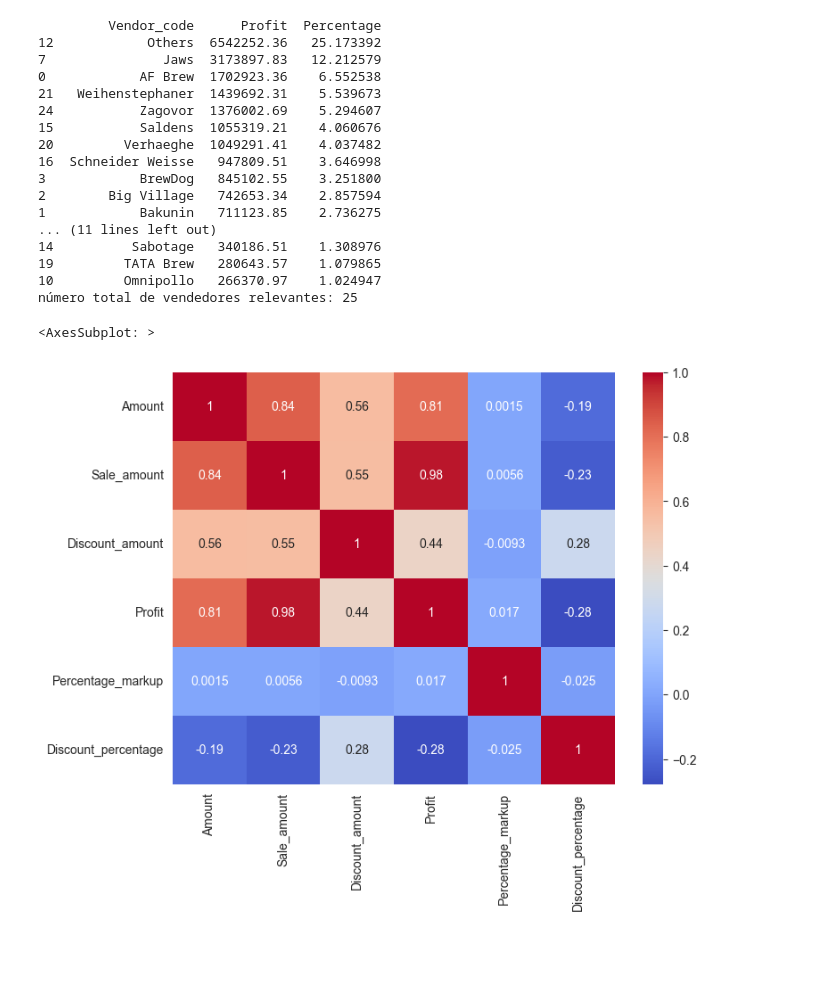
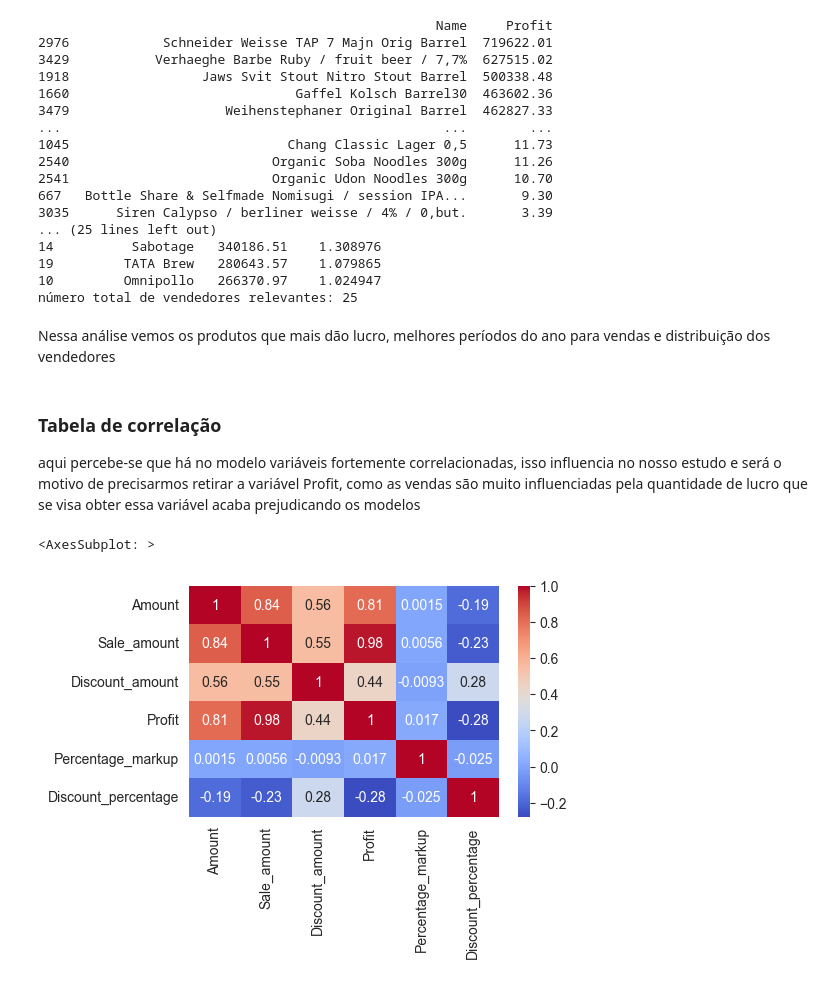
Before and after one commit to CadavezUSP/CompDados, a Jupyter notebook: Projeto_2/Projeto2.ipynb, the cells around one changed output. Drawn from its saved outputs; the diff is of its cells as text; code cells hidden in the pictures; blank space fills up the shorter version.

```diff
--- a/Projeto_2/Projeto2.ipynb
+++ b/Projeto_2/Projeto2.ipynb
@@ -53,18 +49,14 @@ most_profitable = Info.sort_values('Profit', ascending=False)
 Vendors_profit =  most_profitable[['Vendor_code', 'Profit']]
 most_profitable = most_profitable[['Product_code','Profit', 'Name']]
 Vendors_profit = Vendors_profit.dropna()
-# teste = most_profitable.groupby('Name')['Profit'].sum().reset_index()
 Vendors_profit = Vendors_profit.groupby('Vendor_code')['Profit'].sum().reset_index()
 Vendors_profit = Vendors_profit.sort_values('Profit', ascending=False)
-# print(Vendors_profit)
-# print(teste)
-# print(teste.shape)
-negative_profit = most_profitable.loc[most_profitable['Profit'] < 0]
+
 
 positive_profit = most_profitable.loc[most_profitable['Profit'] > 0]
 positive_profit = positive_profit.groupby('Name')['Profit'].sum().reset_index()
 positive_profit = positive_profit.sort_values('Profit', ascending=False)
-
+print(positive_profit)
 
 fig = px.histogram(positive_profit[:100], x="Name", y='Profit',barmode='relative',marginal='box', title='Distribution of the profit per product (top 100)', width=1200, height=600 ,template='plotly_dark', color='Name')
 fig.update_layout(xaxis={'title': '', 'tickmode': 'array', 'tickvals': []})
@@ -74,12 +66,6 @@ fig.show()
 fig = px.histogram(df2, x='Date_and_time_of_unloading', y='Profit',barmode='relative',marginal='box', title='Distribution of the profit relative to the date and time of unloading', width=1200, height=600 ,template='plotly_dark')
 fig.show()
 
-color_scale = px.colors.sequential.Viridis  # Definir escala de cores
-midpoint =50 # Ponto médio para a escala de cores
-
-
-
-# Ajustar tamanho da coluna com nomes
 
 
 total_lucro = Vendors_profit['Profit'].sum()
@@ -96,33 +82,39 @@ fig.show()
 print(Vendors_profit)
 print("número total de vendedores relevantes:", Vendors_profit.shape[0])
 # %% [output]
-         Vendor_code      Profit  Percentage
-12            Others  6542252.36   25.173392
-7               Jaws  3173897.83   12.212579
-0            AF Brew  1702923.36    6.552538
-21   Weihenstephaner  1439692.31    5.539673
-24           Zagovor  1376002.69    5.294607
-15           Saldens  1055319.21    4.060676
-20         Verhaeghe  1049291.41    4.037482
-16  Schneider Weisse   947809.51    3.646998
-3            BrewDog   845102.55    3.251800
-2        Big Village   742653.34    2.857594
-1            Bakunin   711123.85    2.736275
-... (11 lines left out)
+                                                   Name     Profit
+2976            Schneider Weisse TAP 7 Majn Orig Barrel  719622.01
+3429           Verhaeghe Barbe Ruby / fruit beer / 7,7%  627515.02
+1918                 Jaws Svit Stout Nitro Stout Barrel  500338.48
+1660                             Gaffel Kolsch Barrel30  463602.36
+3479                    Weihenstephaner Original Barrel  462827.33
+...                                                 ...        ...
+1045                            Chang Classic Lager 0,5      11.73
+2540                          Organic Soba Noodles 300g      11.26
+2541                          Organic Udon Noodles 300g      10.70
+667   Bottle Share & Selfmade Nomisugi / session IPA...       9.30
+3035      Siren Calypso / berliner weisse / 4% / 0,but.       3.39
+... (25 lines left out)
 14          Sabotage   340186.51    1.308976
 19         TATA Brew   280643.57    1.079865
 10         Omnipollo   266370.97    1.024947
 número total de vendedores relevantes: 25
+# %% [markdown]
+Nessa análise vemos os produtos que mais dão lucro, melhores períodos do ano para vendas e distribuição dos vendedores
+# %% [markdown]
+### Tabela de correlação
+aqui percebe-se que há no modelo variáveis fortemente correlacionadas, isso influencia no nosso estudo e será o motivo de precisarmos retirar a variável Profit, como as vendas são muito influenciadas pela quantidade de lucro que se visa obter essa variável acaba prejudicando os modelos
 # %%
 import seaborn as sns
 Transactions_csv = pd.read_csv('Transactions.csv')
+# Transactions_csv = pd.merge(Transactions_csv, Info[['Product_code', 'Retail_price']], on='Product_code', how='inner')
 Transactions_csv = Transactions_csv.dropna()
 Transactions_csv = Transactions_csv.drop(['Date_and_time_of_unloading', 'Product_code'], axis=1)
-
+# print(Transactions_csv)
 sns.set_style('darkgrid')
 corr = Transactions_csv.corr()
-fig, ax = plt.subplots(figsize=(8, 6))
+fig, ax = plt.subplots(figsize=(5, 3))
 sns.heatmap(corr, annot=True,cmap='coolwarm', ax=ax)
 # %% [output]
 <AxesSubplot: >
-[figure, old version]
+[figure, new version]
```
Also changed, not shown: parts of 24 cells of this notebook.
